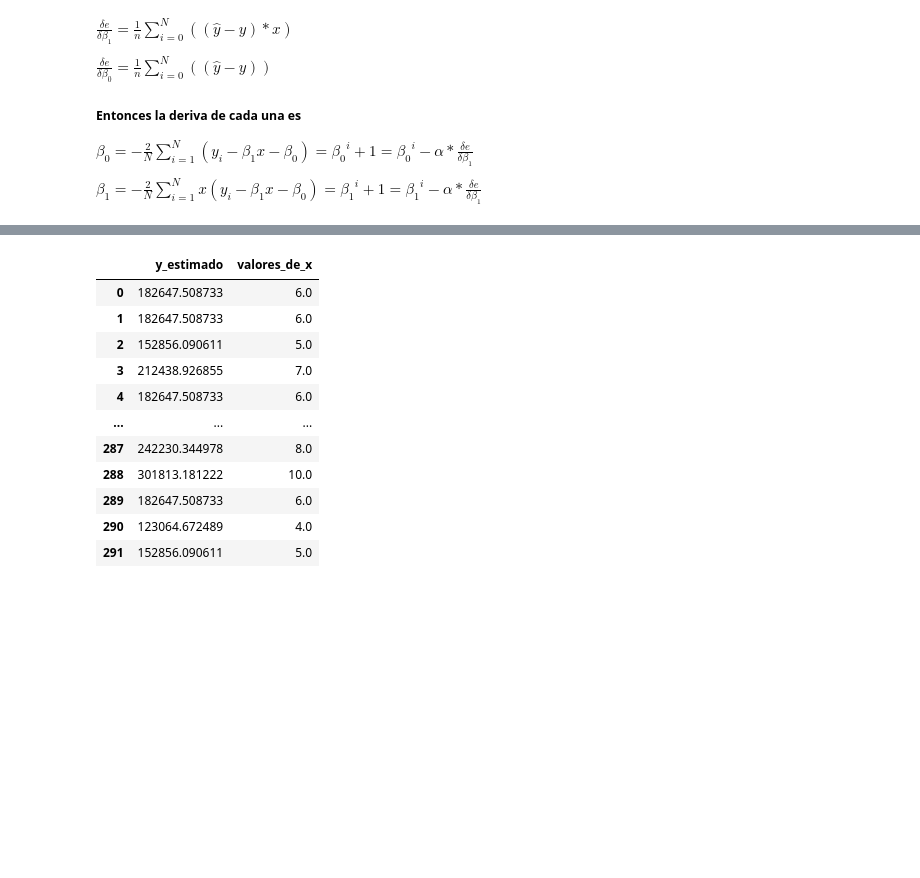
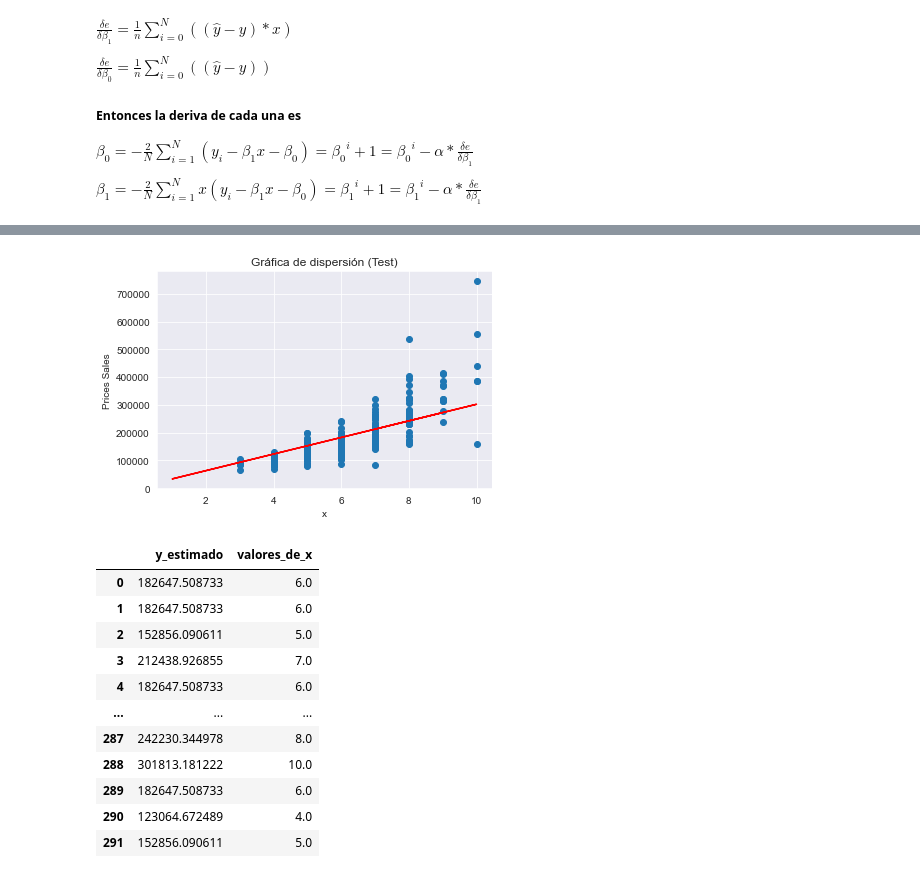
Before and after one commit to luispocon/proyecto1_regresion_lineal_programacion, a Jupyter notebook: Proyecto_1.ipynb, the cells around one changed output, grey strips where cells are left out. Cells and saved outputs as stored; diff of their text form; code cells hidden in the pictures; blank space fills up the shorter version.

```diff
--- a/Proyecto_1.ipynb
+++ b/Proyecto_1.ipynb
@@ -335,3 +333,16 @@ plt.show()
+# %%
+x_pr = x_prueba[:,0]
+y_estimada= p[0]+p[1]*x_p
+
+
+plt.scatter(x_pr,y_prueba[:,0])
+plt.plot(x_p,y_estimada,'r')
+plt.title("Gráfica de dispersión (Test)")
+plt.xlabel('x')
+plt.ylabel('Prices Sales')
+plt.show()
+# %% [output]
+[figure, added]
 # %%
 
 def prediccion(x_prueba):
```
Also changed, not shown: parts of 6 cells of this notebook.
